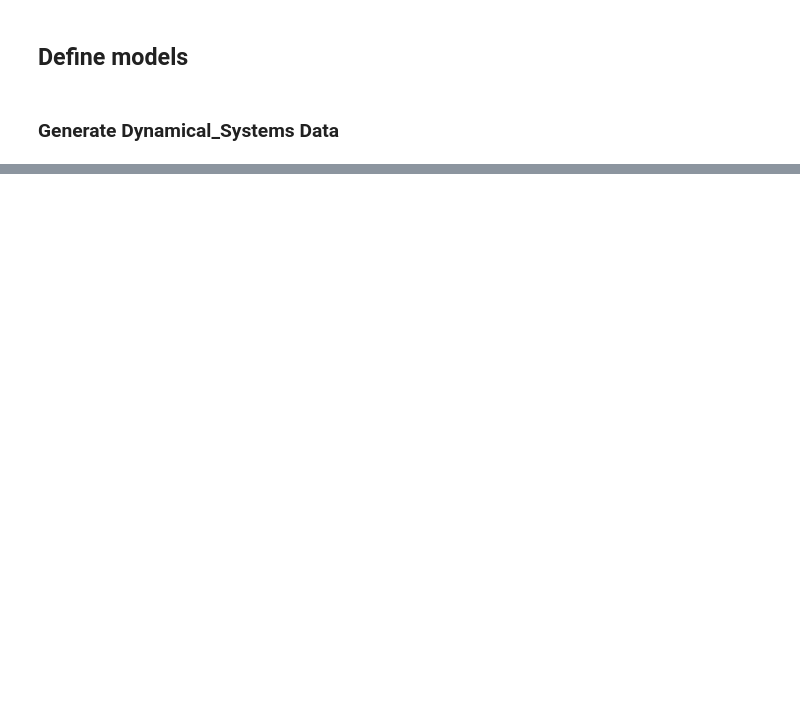
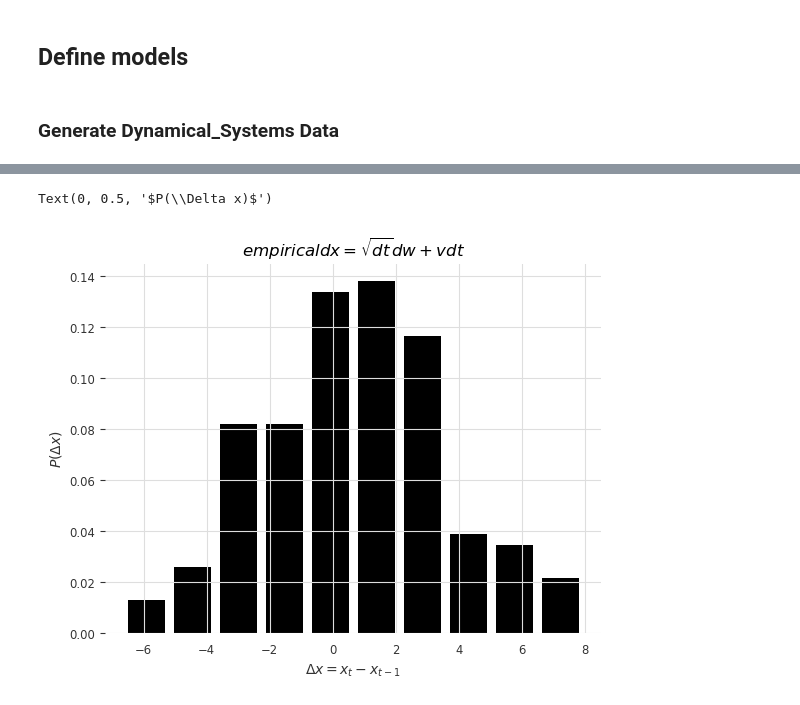
Before and after one commit to AntonioLiu97/llmICL, a Jupyter notebook: distribution_tuning_demo.ipynb, the cells around one changed output, grey strips where cells are left out. Drawn from its saved outputs; the diff is of its cells as text; code cells hidden in the pictures; blank space fills up the shorter version.

```diff
--- a/distribution_tuning_demo.ipynb
+++ b/distribution_tuning_demo.ipynb
@@ -196,0 +388,14 @@ An NVIDIA GPU may be present on this machine, but a CUDA-enabled jaxlib is not i
+# %%
+alpha=0.6
+beta=0.3
+basic=False
+settings = llama_hypers["settings"]
+
+# Create a unique scaler for each series
+scaler = get_scaler(train.values, alpha=alpha, beta=beta, basic=basic)
+
+
+input_arr = train.values
+test_arr = test.values
+transformed_input_arr = np.array(scaler.transform(input_arr))
+input_strs = serialize_arr(transformed_input_arr, settings)
@@ -196,0 +408,12 @@ An NVIDIA GPU may be present on this machine, but a CUDA-enabled jaxlib is not i
+# %%
+interval_arr = transformed_input_arr[1:]-transformed_input_arr[:-1]
+plt.hist(interval_arr*100, bins=10, rwidth=0.8, density=True);
+xticks = np.linspace(-5, 5, 11)
+# plt.ylim(0,1)
+# plt.xticks(xticks)
+plt.title(r"$empirical dx = \sqrt{dt}dw + v dt$")
+plt.xlabel(r"$\Delta x = x_t-x_{t-1}$")
+plt.ylabel(r"$P(\Delta x)$")
+# %% [output]
+Text(0, 0.5, '$P(\\Delta x)$')
+[figure, added]
```
Also changed, not shown: parts of 23 cells of this notebook, 3 other files.
